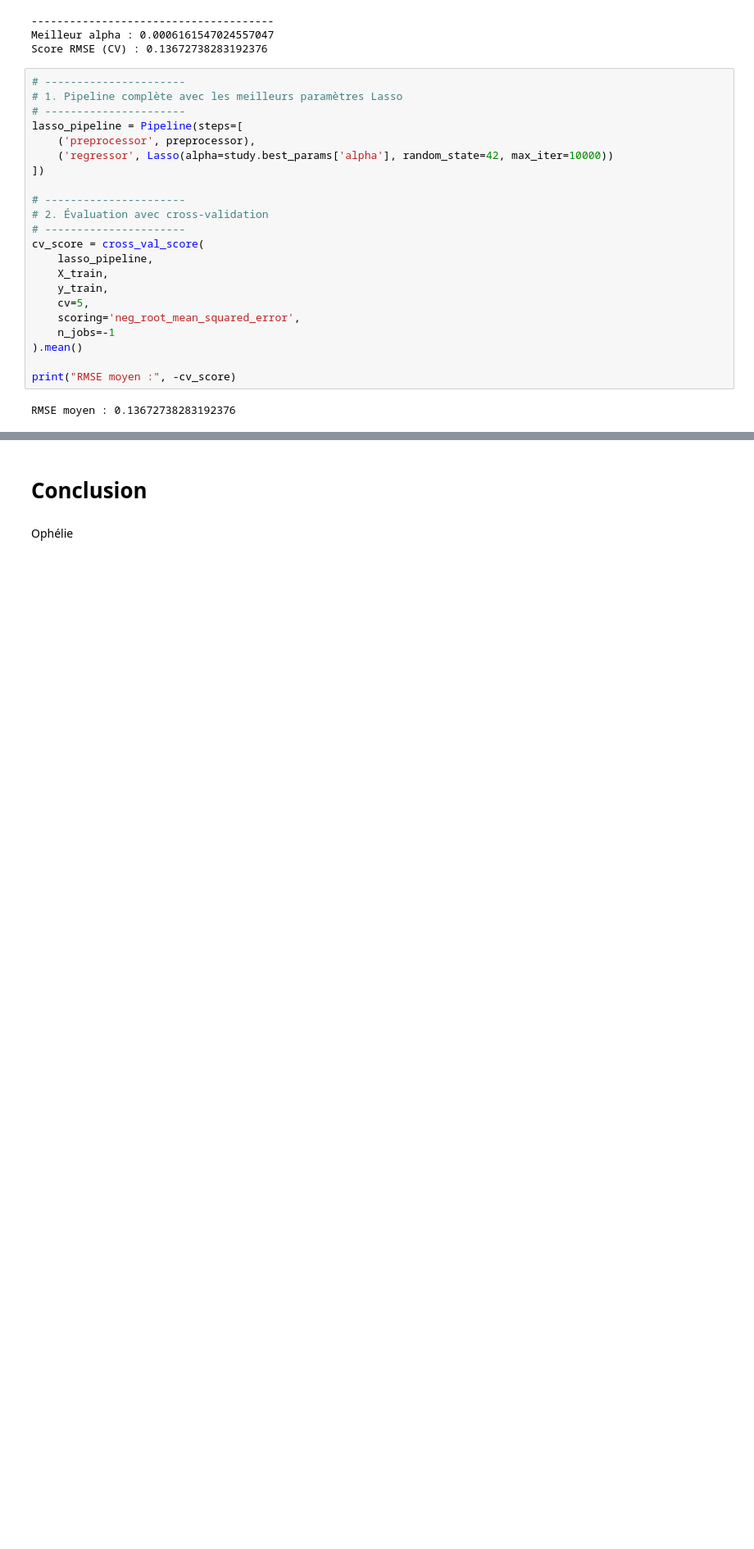
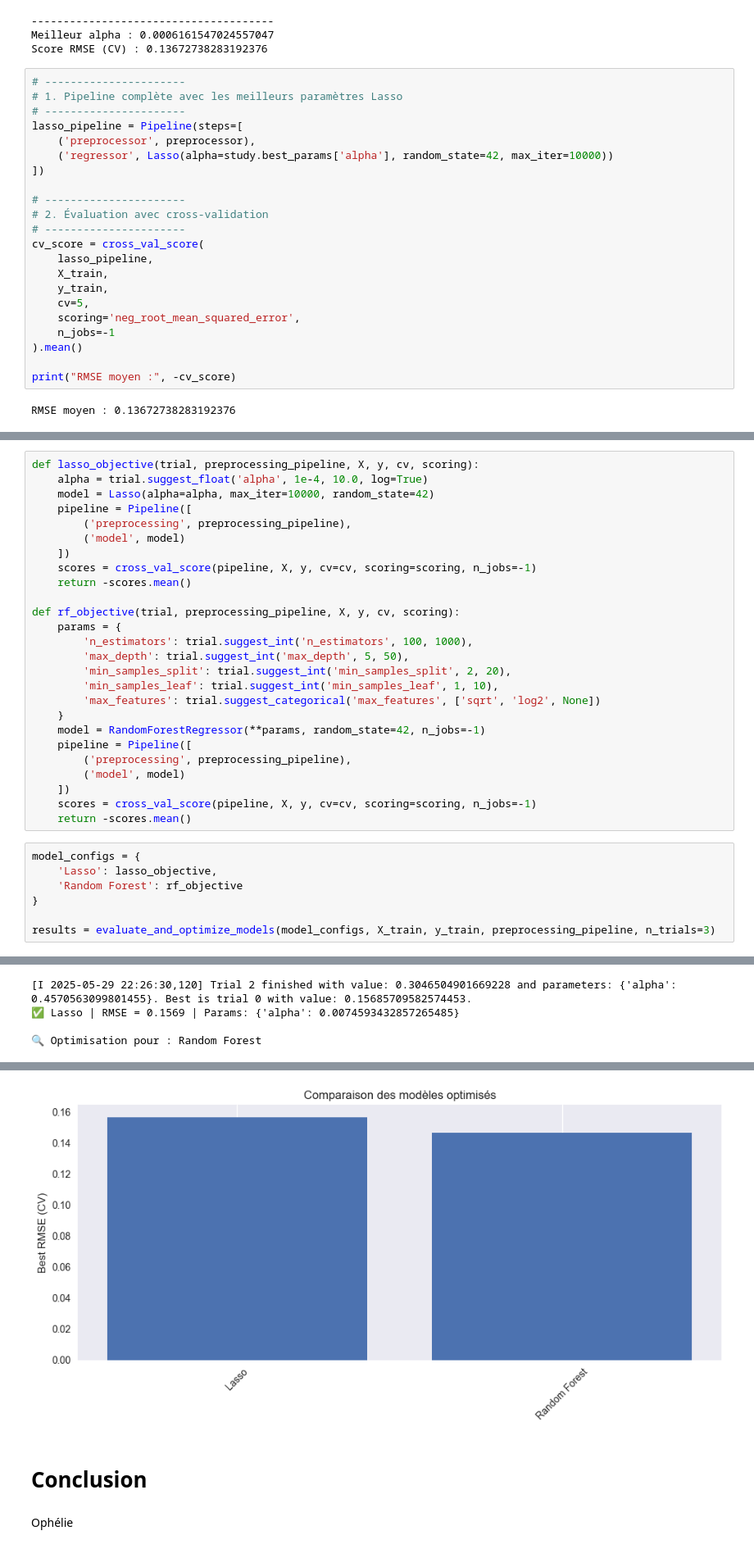
Before and after one commit to marino-casagranda/data-science-project, a Jupyter notebook: 99_Projet/TEST_MARINO.ipynb, the cells around one changed output, grey strips where cells are left out. Shown: that part at 82% size. Cells and saved outputs as stored; diff of their text form; blank space fills up the shorter version.

Commit message:
Ajout d'une méthode tout-en-un générée par GPT pour comparer tous les modèles.

```diff
--- a/99_Projet/TEST_MARINO.ipynb
+++ b/99_Projet/TEST_MARINO.ipynb
@@ -652,0 +680,34 @@ Itération 2
+# %%
+def lasso_objective(trial, preprocessing_pipeline, X, y, cv, scoring):
+    alpha = trial.suggest_float('alpha', 1e-4, 10.0, log=True)
+    model = Lasso(alpha=alpha, max_iter=10000, random_state=42)
+    pipeline = Pipeline([
+        ('preprocessing', preprocessing_pipeline),
+        ('model', model)
+    ])
+    scores = cross_val_score(pipeline, X, y, cv=cv, scoring=scoring, n_jobs=-1)
+    return -scores.mean()
+
+def rf_objective(trial, preprocessing_pipeline, X, y, cv, scoring):
+    params = {
+        'n_estimators': trial.suggest_int('n_estimators', 100, 1000),
+        'max_depth': trial.suggest_int('max_depth', 5, 50),
+        'min_samples_split': trial.suggest_int('min_samples_split', 2, 20),
+        'min_samples_leaf': trial.suggest_int('min_samples_leaf', 1, 10),
+        'max_features': trial.suggest_categorical('max_features', ['sqrt', 'log2', None])
+    }
+    model = RandomForestRegressor(**params, random_state=42, n_jobs=-1)
+    pipeline = Pipeline([
+        ('preprocessing', preprocessing_pipeline),
+        ('model', model)
+    ])
+    scores = cross_val_score(pipeline, X, y, cv=cv, scoring=scoring, n_jobs=-1)
+    return -scores.mean()
+# %%
+model_configs = {
+    'Lasso': lasso_objective,
+    'Random Forest': rf_objective
+}
+
+results = evaluate_and_optimize_models(model_configs, X_train, y_train, preprocessing_pipeline, n_trials=3)
+# %% [output]
@@ -652,0 +719,4 @@ Itération 2
+[I 2025-05-29 22:26:30,120] Trial 2 finished with value: 0.3046504901669228 and parameters: {'alpha': 0.4570563099801455}. Best is trial 0 with value: 0.15685709582574453.
+✅ Lasso | RMSE = 0.1569 | Params: {'alpha': 0.0074593432857265485}
+
+🔍 Optimisation pour : Random Forest
@@ -653,3 +727,4 @@ Itération 2
+[figure, added]
 # %% [markdown]
 # Conclusion
 # %% [markdown]
```
Also changed, not shown: parts of 14 cells of this notebook.
